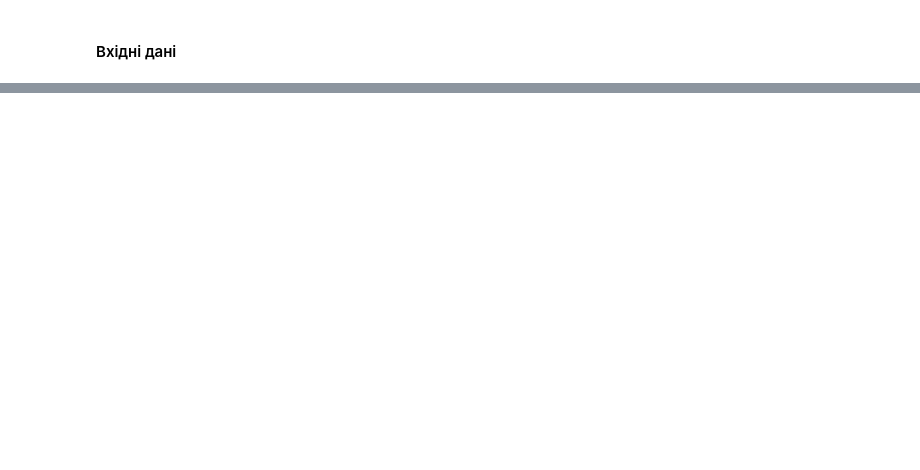
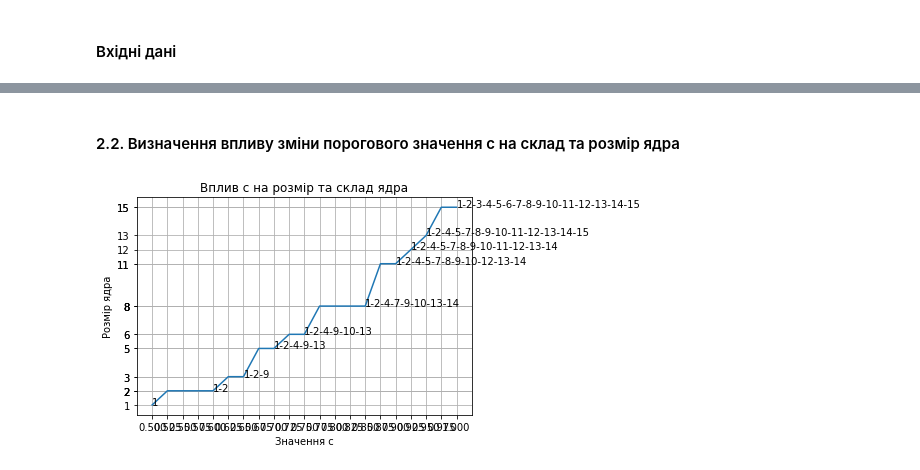
Before and after one commit to ojdmytruk/DecisionTheory_sem7, a Jupyter notebook: TPR_lab4/TPR_lab4.ipynb, the cells around one changed output, grey strips where cells are left out. Saved outputs shown, nothing was run; the diff lists cells and outputs as text; code cells hidden in the pictures; blank space fills up the shorter version.

```diff
--- a/TPR_lab4/TPR_lab4.ipynb
+++ b/TPR_lab4/TPR_lab4.ipynb
@@ -129,0 +171,33 @@ electre_I(alternatives, weights, c, d)
+# %% [markdown]
+#### 2.2. Визначення впливу зміни порогового значення c на склад та розмір ядра
+# %%
+d_fixed = 0.49
+# значення с з кроком 0.025
+c_values = [0.5, 0.525, 0.55, 0.575, 0.6, 0.625, 0.65, 0.675, 0.7, 0.725, 0.75, 0.775, 0.8, 0.825, 0.85, 0.875, 0.9, 0.925,
+            0.95, 0.975, 1]
+# розмір ядра
+kernels2 = []
+# склад ядра
+elements2 = []
+for i in range(0, len(d_values)):
+    result = electre_I(alternatives, weights, c_values[i], d_fixed)
+    kernels2.append(len(result))
+    elements2.append('-'.join(str(e) for e in result))
+
+fig = plt.figure()
+plt.plot(c_values, kernels2)
+plt.xticks(c_values)
+plt.yticks(kernels2)
+plt.title('Вплив c на розмір та склад ядра')
+plt.xlabel("Значення c")
+plt.ylabel("Розмір ядра")
+plt.grid(True)
+for i in range (0, len(elements2)):
+    try:
+        if kernels2[i] != kernels2[i+1]:
+            plt.text(c_values[i], kernels2[i], elements2[i])
+    except:
+        plt.text(c_values[i], kernels2[i], elements2[i])
+plt.show()
+# %% [output]
+[figure, added]
```
Also changed, not shown: parts of 7 cells of this notebook, 1 other file.
